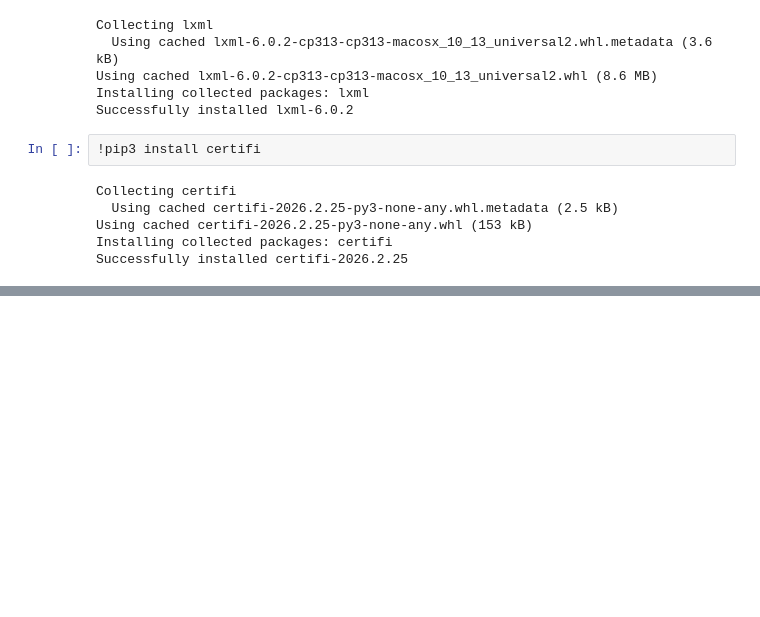
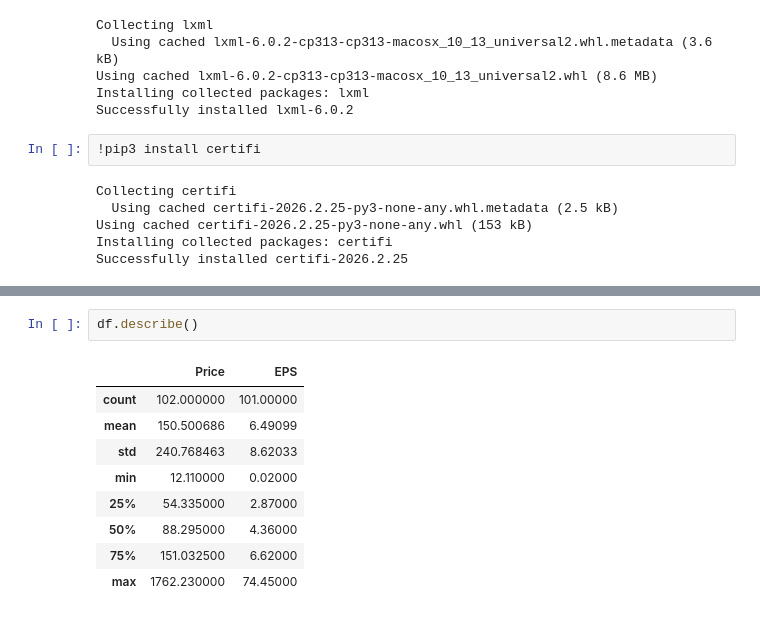
Before and after one commit to sunilsala88/batch36, a Jupyter notebook: 11_pandas/pandas1.ipynb, the cells around one changed output, grey strips where cells are left out. Cells and saved outputs as stored; diff of their text form; blank space fills up the shorter version.

```diff
--- a/11_pandas/pandas1.ipynb
+++ b/11_pandas/pandas1.ipynb
@@ -154,0 +209,12 @@ Successfully installed certifi-2026.2.25
+# %%
+df.describe()
+# %% [output]
+|  | Price | EPS |
+| count | 102.000000 | 101.00000 |
+| mean | 150.500686 | 6.49099 |
+| std | 240.768463 | 8.62033 |
+| min | 12.110000 | 0.02000 |
+| 25% | 54.335000 | 2.87000 |
+| 50% | 88.295000 | 4.36000 |
+| 75% | 151.032500 | 6.62000 |
+| max | 1762.230000 | 74.45000 |
```
Also changed, not shown: parts of 6 cells of this notebook.
